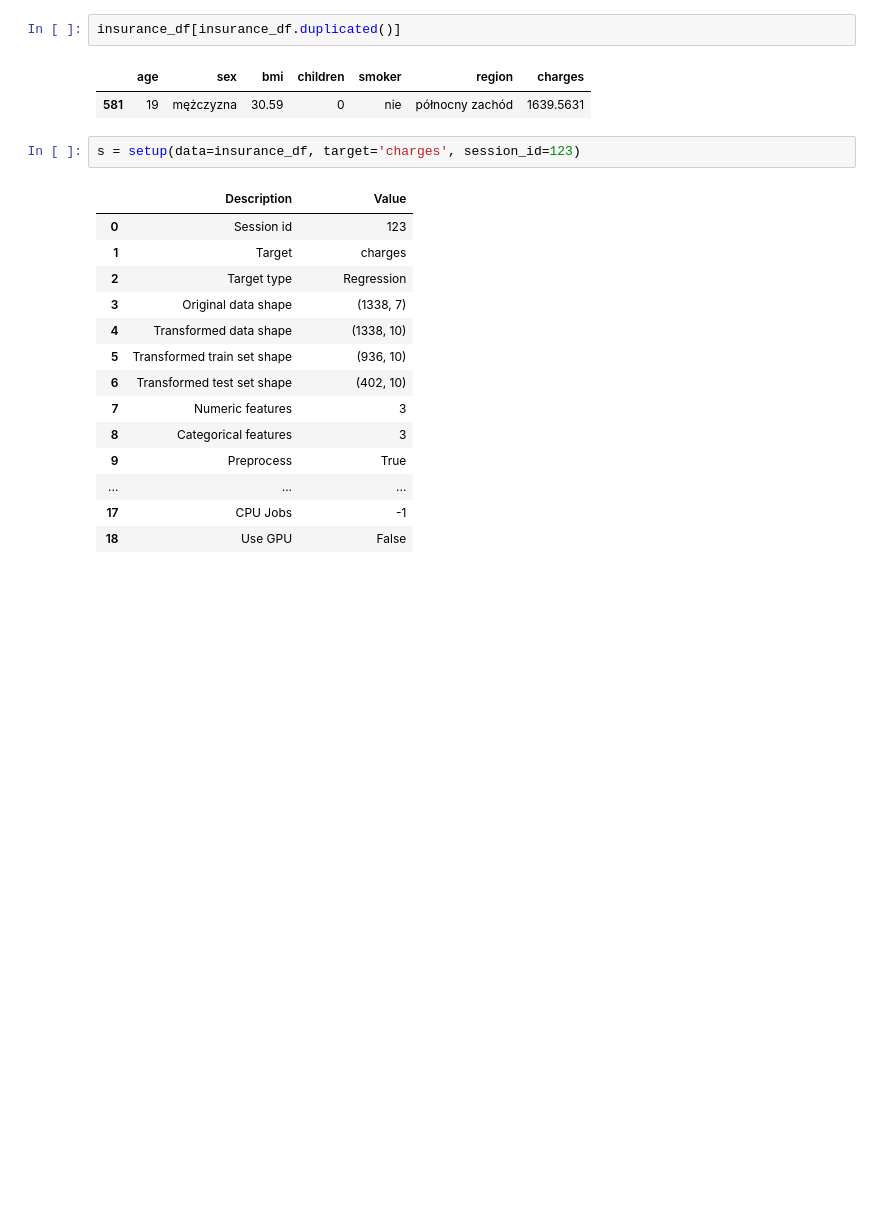
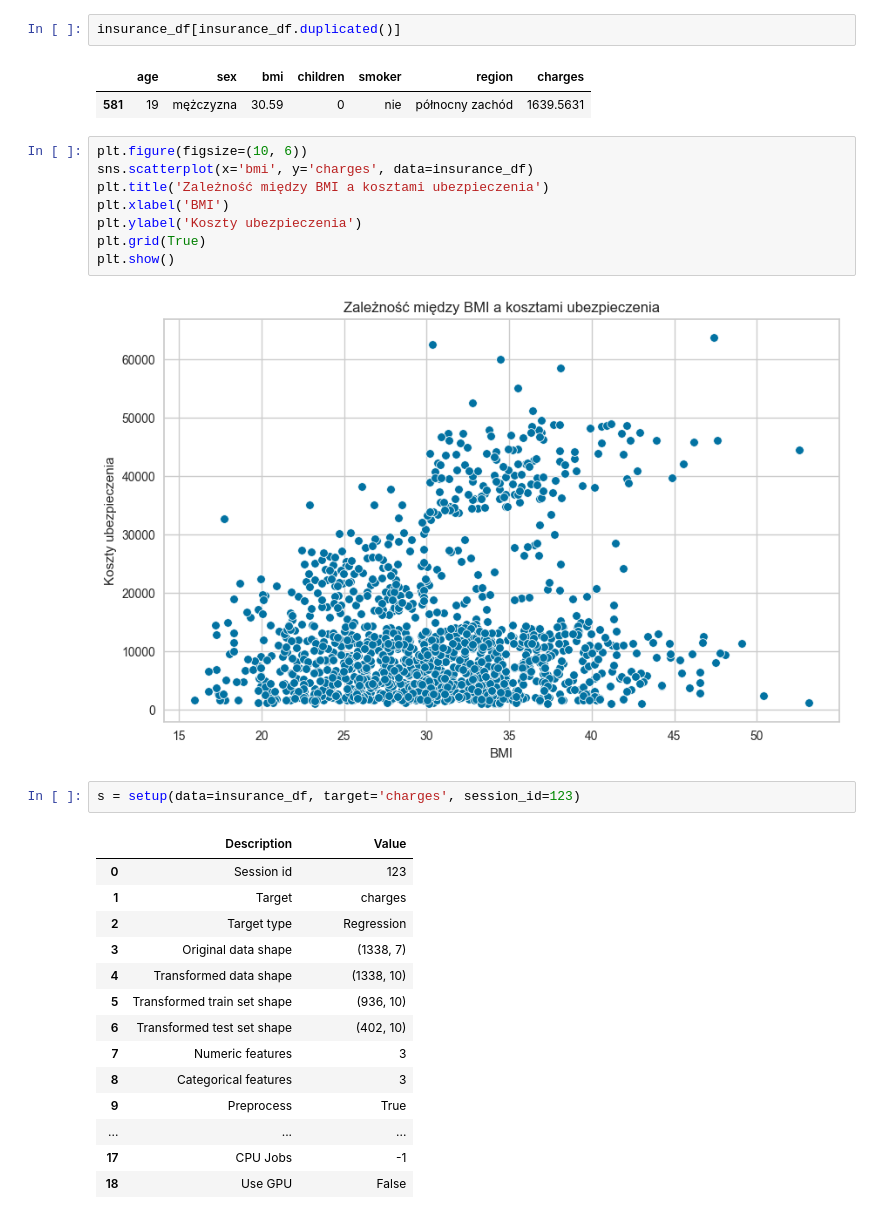
Before and after one commit to sebstr2358/calculate_insurance_app, a Jupyter notebook: v4_insurance_charge.ipynb, the cells around one changed output. Drawn from its saved outputs; the diff is of its cells as text; blank space fills up the shorter version.

```diff
--- a/v4_insurance_charge.ipynb
+++ b/v4_insurance_charge.ipynb
@@ -103,6 +104,16 @@ insurance_df[insurance_df.duplicated()]
 # %% [output]
 |  | age | sex | bmi | children | smoker | region | charges |
 | 581 | 19 | mężczyzna | 30.59 | 0 | nie | północny zachód | 1639.5631 |
+# %%
+plt.figure(figsize=(10, 6))
+sns.scatterplot(x='bmi', y='charges', data=insurance_df)
+plt.title('Zależność między BMI a kosztami ubezpieczenia')
+plt.xlabel('BMI')
+plt.ylabel('Koszty ubezpieczenia')
+plt.grid(True)
+plt.show()
+# %% [output]
+[figure, added]
 # %%
 s = setup(data=insurance_df, target='charges', session_id=123)
 # %% [output]
```
Also changed, not shown: parts of 4 cells of this notebook, 3 other files.
